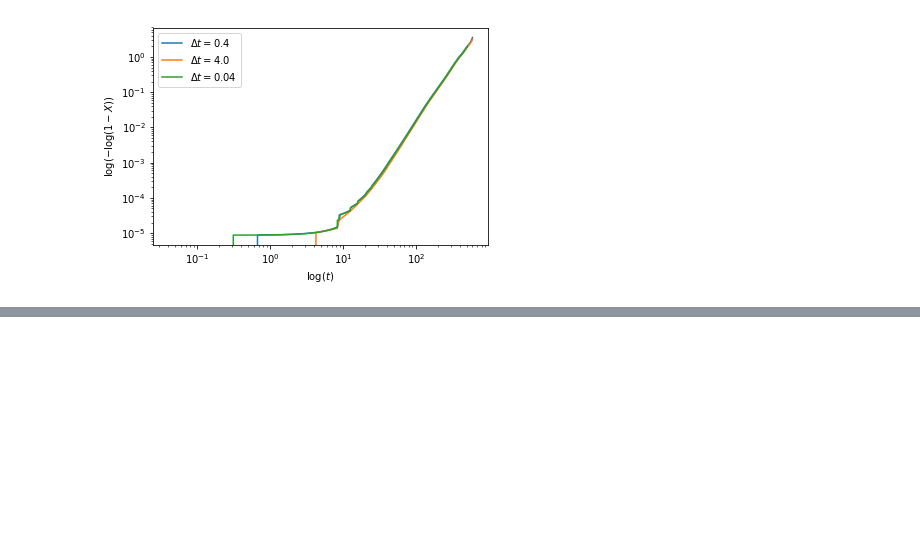
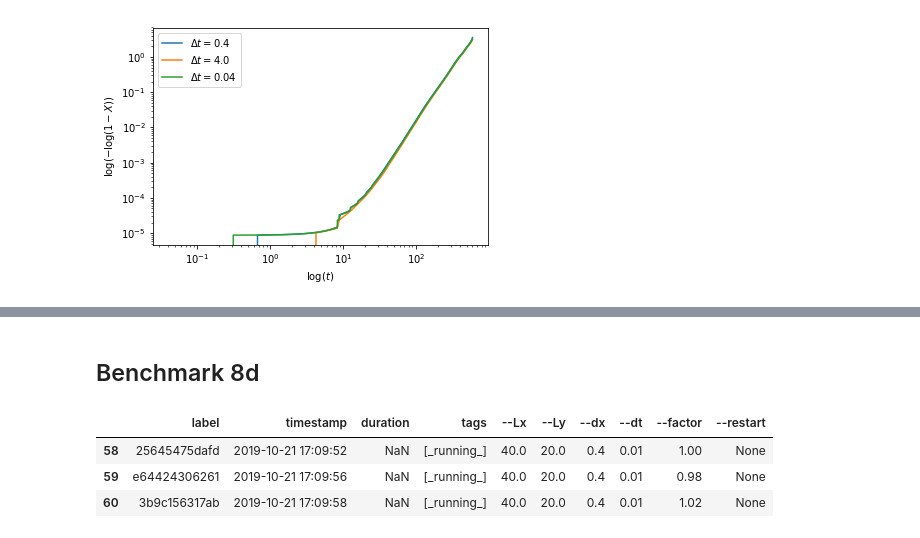
Before and after one commit to guyer/phasefieldbenchmark-8, a Jupyter notebook: analysis.ipynb, the cells around one changed output, grey strips where cells are left out. Saved outputs shown, nothing was run; the diff lists cells and outputs as text; code cells hidden in the pictures; blank space fills up the shorter version.

```diff
--- a/analysis.ipynb
+++ b/analysis.ipynb
@@ -599,0 +606,9 @@ plt.legend(loc="lower left")
+# %% [markdown]
+## Benchmark 8d
+# %%
+df[df['main_file'] == 'benchmark8d.py'][['label', 'timestamp', 'duration', 'tags', '--Lx', '--Ly', '--dx', '--dt', '--factor', '--restart']]
+# %% [output]
+|  | label | timestamp | duration | tags | --Lx | --Ly | --dx | --dt | --factor | --restart |
+| 58 | 25645475dafd | 2019-10-21 17:09:52 | NaN | [_running_] | 40.0 | 20.0 | 0.4 | 0.01 | 1.00 | None |
+| 59 | e64424306261 | 2019-10-21 17:09:56 | NaN | [_running_] | 40.0 | 20.0 | 0.4 | 0.01 | 0.98 | None |
+| 60 | 3b9c156317ab | 2019-10-21 17:09:58 | NaN | [_running_] | 40.0 | 20.0 | 0.4 | 0.01 | 1.02 | None |
```
Also changed, not shown: parts of 5 cells of this notebook.
